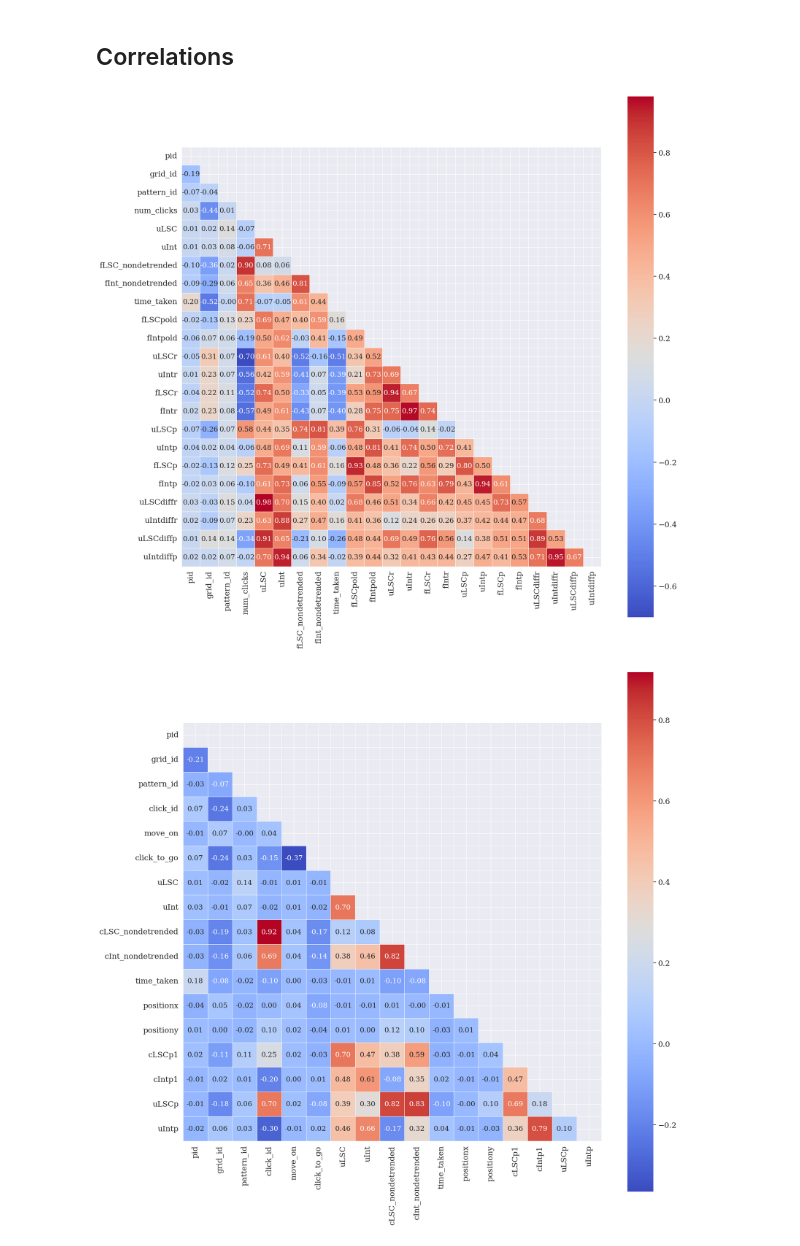
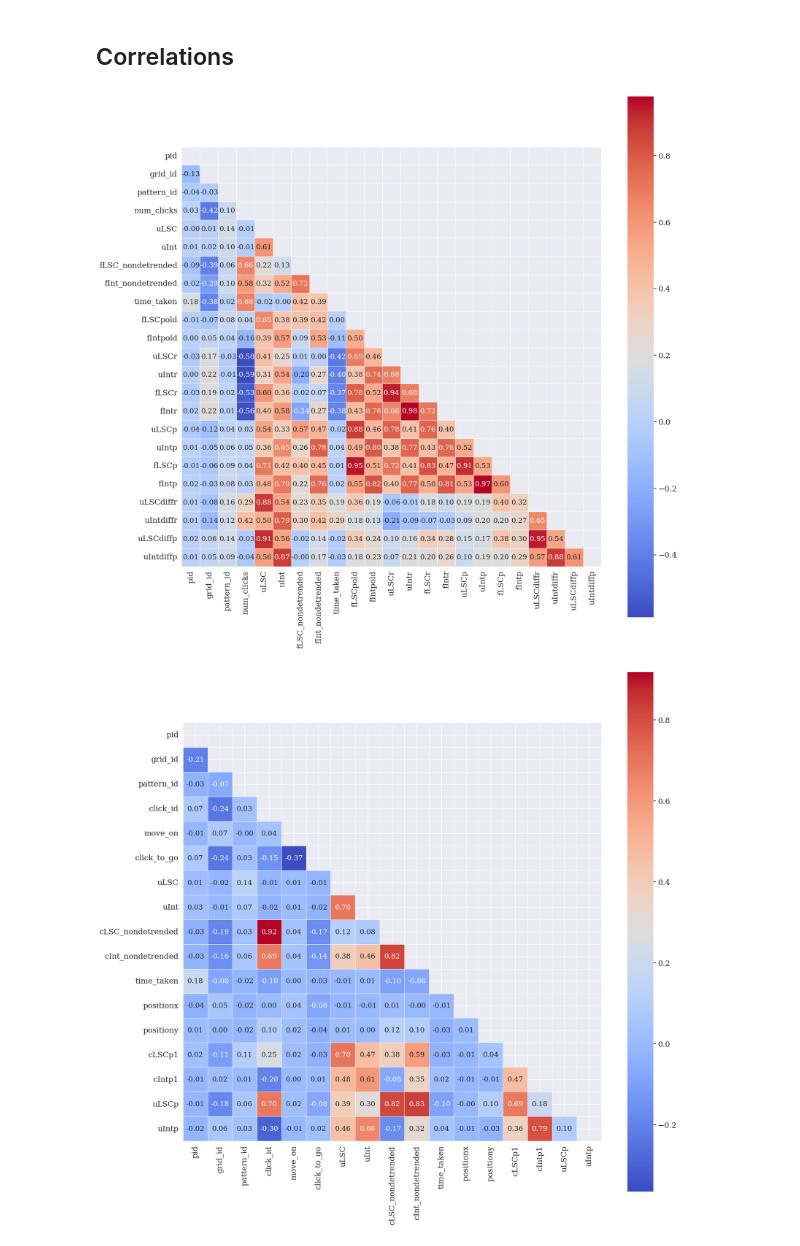
Before and after one commit to surabhisnath/Aesthetic_Curiosity, a Jupyter notebook: scripts/grid-search/DescriptiveAnalysis.ipynb, the cells around one changed output. Drawn from its saved outputs; the diff is of its cells as text; code cells hidden in the pictures.

```diff
--- a/scripts/grid-search/DescriptiveAnalysis.ipynb
+++ b/scripts/grid-search/DescriptiveAnalysis.ipynb
@@ -39,12 +56,12 @@ grid_size = 27
 # %% [markdown]
 ## Correlations
 # %%
-corr_matrix = grid_data.select_dtypes(include=[np.number]).corr(method='spearman')
+corr_matrix = grid_data.select_dtypes(include=[np.number]).corr(method='pearson')
 mask = np.triu(np.ones_like(corr_matrix, dtype=bool))
 plt.figure(figsize=(20, 20))
 sns.heatmap(corr_matrix, mask=mask, annot=True, cmap='coolwarm', square=True, linewidths=.5, annot_kws={"size": 15}, fmt=".2f");
 # %% [output]
-[figure, old version]
+[figure, new version]
 # %%
 corr_matrix = click_data.select_dtypes(include=[np.number]).corr(method='spearman')
 mask = np.triu(np.ones_like(corr_matrix, dtype=bool))
```
Also changed, not shown: parts of 17 cells of this notebook, 22 other files.
